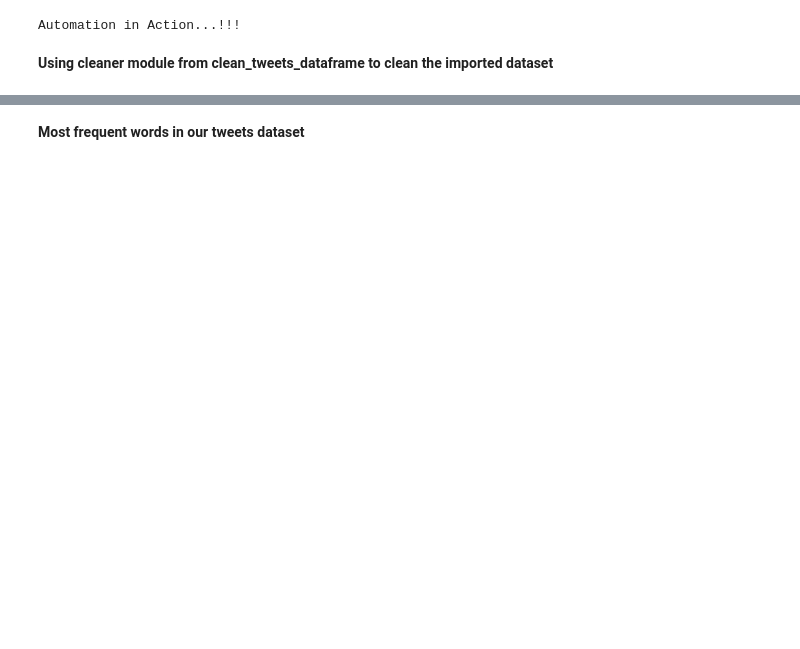
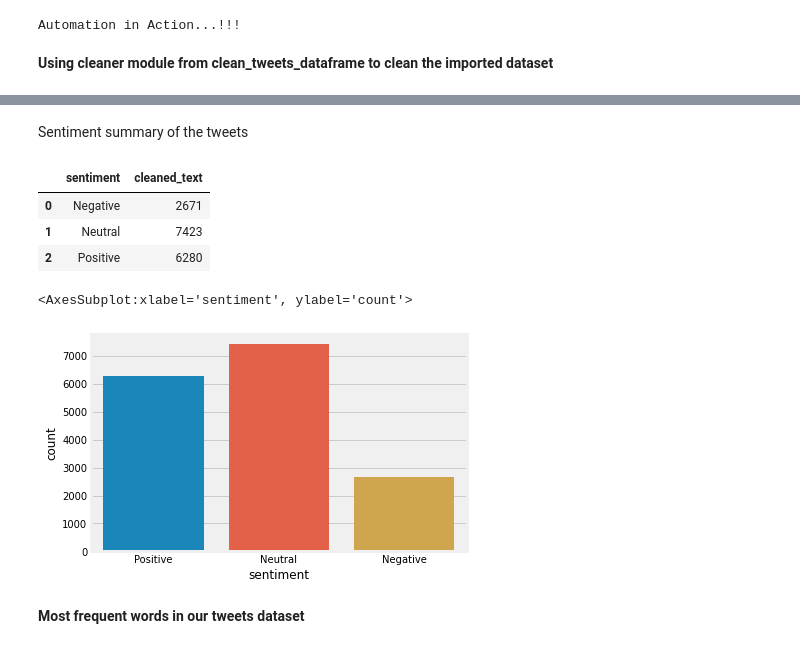
Before and after one commit to 10xac/Twitter-Data-Analysis, a Jupyter notebook: analysis.ipynb, the cells around one changed output, grey strips where cells are left out. Cells and saved outputs as stored; diff of their text form; code cells hidden in the pictures; blank space fills up the shorter version.

```diff
--- a/analysis.ipynb
+++ b/analysis.ipynb
@@ -57,0 +97,2 @@ for p in ax.patches:
+# %% [markdown]
+Sentiment summary of the tweets
@@ -58,2 +101,14 @@ for p in ax.patches:
+# %%
+text_grouped
+# %% [output]
+|  | sentiment | cleaned_text |
+| 0 | Negative | 2671 |
+| 1 | Neutral | 7423 |
+| 2 | Positive | 6280 |
+# %%
+sns.countplot(x='sentiment', data=df_tweet)
+# %% [output]
+<AxesSubplot:xlabel='sentiment', ylabel='count'>
+[figure, added]
 # %% [markdown]
 **Most frequent words in our tweets dataset**
```
Also changed, not shown: parts of 12 cells of this notebook.
